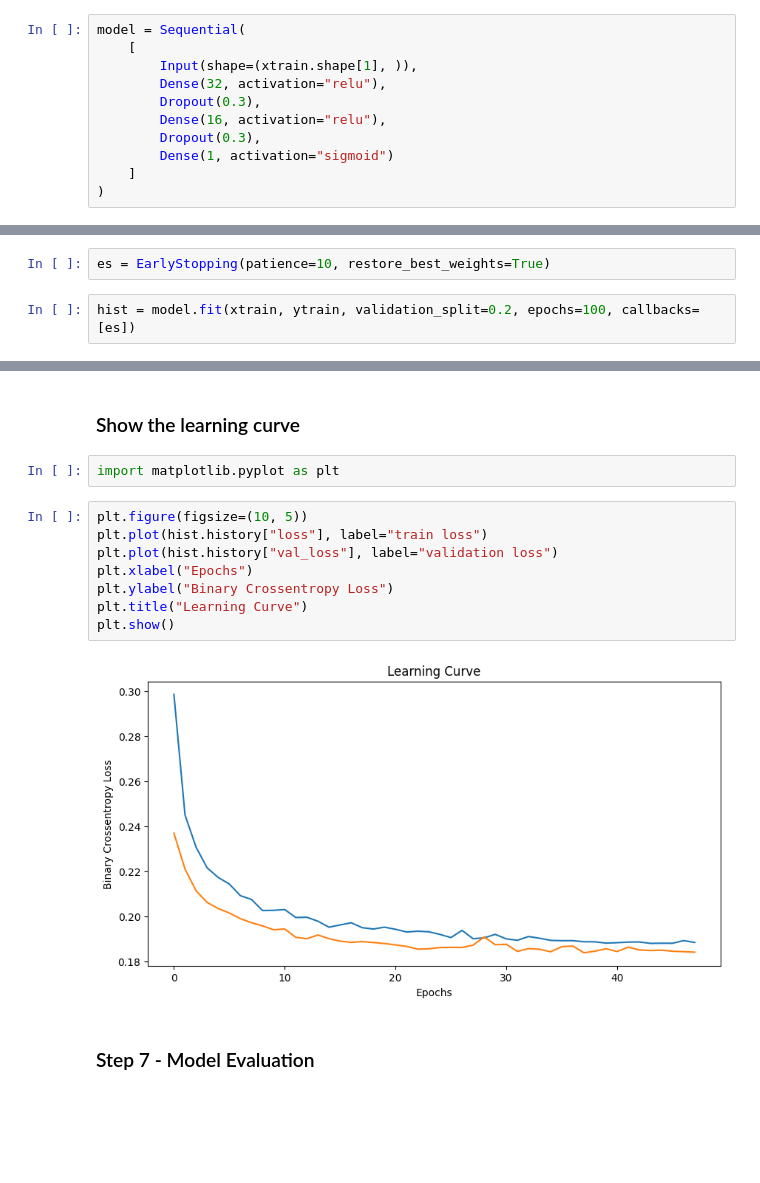
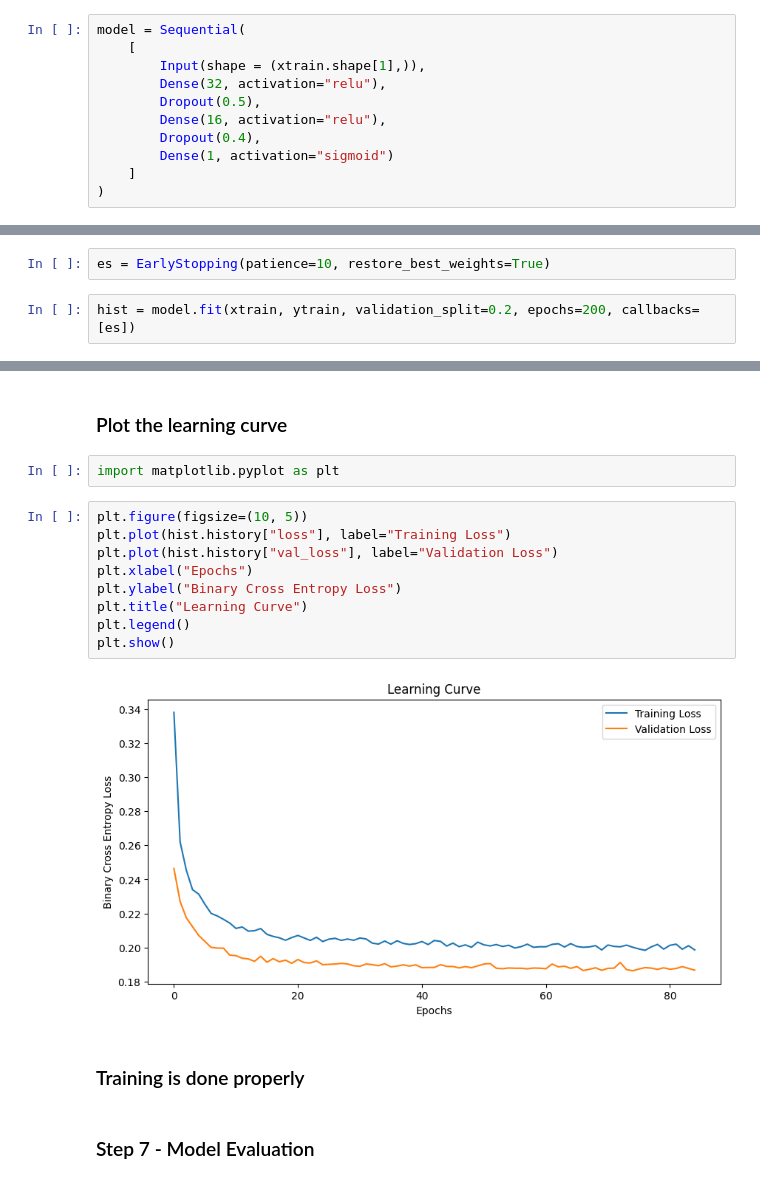
Before and after one commit to utkarshg1/Test1, a Jupyter notebook: Binary_Classification_with_Keras.ipynb, the cells around one changed output, grey strips where cells are left out. Drawn from its saved outputs; the diff is of its cells as text; blank space fills up the shorter version.

```diff
--- a/Binary_Classification_with_Keras.ipynb
+++ b/Binary_Classification_with_Keras.ipynb
@@ -252,11 +271,11 @@ from keras.callbacks import EarlyStopping
 # %%
 model = Sequential(
     [
-        Input(shape=(xtrain.shape[1], )),
+        Input(shape = (xtrain.shape[1],)),
         Dense(32, activation="relu"),
-        Dropout(0.3),
+        Dropout(0.5),
         Dense(16, activation="relu"),
-        Dropout(0.3),
+        Dropout(0.4),
         Dense(1, activation="sigmoid")
     ]
 )
@@ -285,5 +304,5 @@ model.compile(loss="binary_crossentropy", optimizer="adam", metrics=["accuracy"]
 # %%
 es = EarlyStopping(patience=10, restore_best_weights=True)
 # %%
-hist = model.fit(xtrain, ytrain, validation_split=0.2, epochs=100, callbacks=[es])
+hist = model.fit(xtrain, ytrain, validation_split=0.2, epochs=200, callbacks=[es])
 # %% [output]
@@ -307,17 +326,20 @@ Epoch 48/100
 # %% [markdown]
-### Show the learning curve
+### Plot the learning curve
 # %%
 import matplotlib.pyplot as plt
 # %%
 plt.figure(figsize=(10, 5))
-plt.plot(hist.history["loss"], label="train loss")
-plt.plot(hist.history["val_loss"], label="validation loss")
+plt.plot(hist.history["loss"], label="Training Loss")
+plt.plot(hist.history["val_loss"], label="Validation Loss")
 plt.xlabel("Epochs")
-plt.ylabel("Binary Crossentropy Loss")
+plt.ylabel("Binary Cross Entropy Loss")
 plt.title("Learning Curve")
+plt.legend()
 plt.show()
 # %% [output]
-[figure, old version]
+[figure, new version]
+# %% [markdown]
+### Training is done properly
 # %% [markdown]
 ### Step 7 - Model Evaluation
 # %%
```
Also changed, not shown: parts of 59 cells of this notebook.
